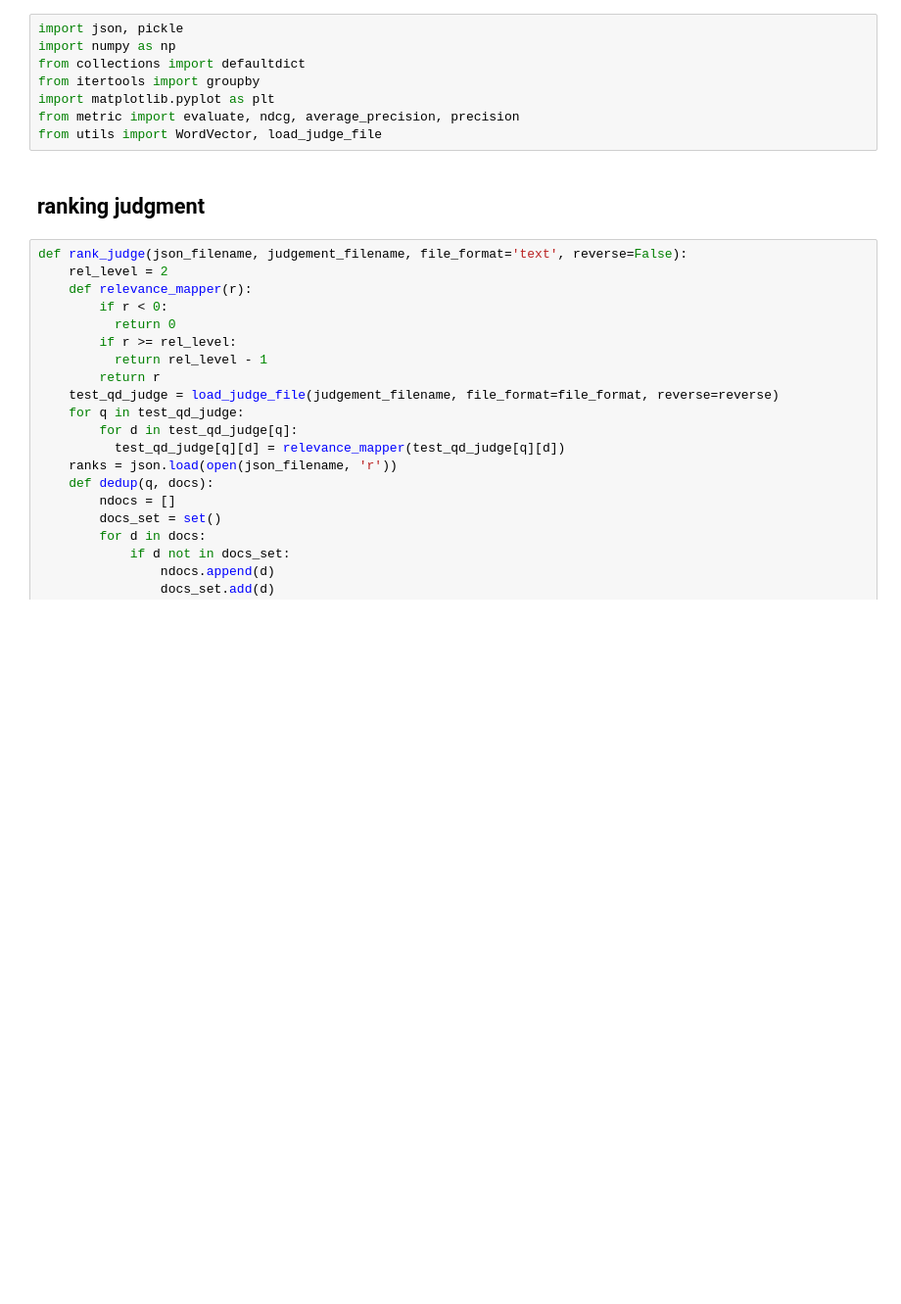
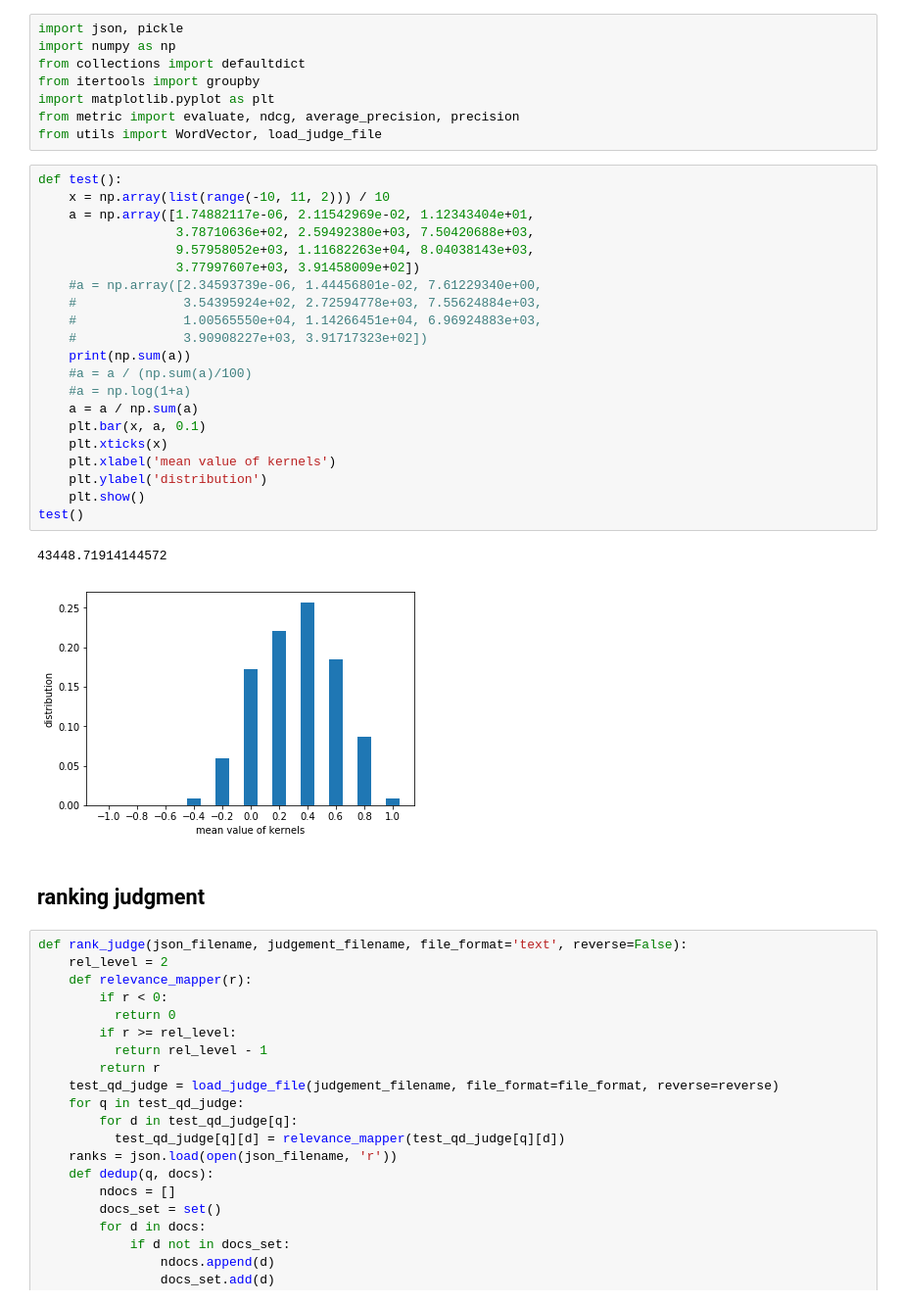
Before and after one commit to jzbjyb/rri_match, a Jupyter notebook: quick_test.ipynb, the cells around one changed output. Shown at 98% size. Drawn from its saved outputs; the diff is of its cells as text; blank space fills up the shorter version.

```diff
--- a/quick_test.ipynb
+++ b/quick_test.ipynb
@@ -6,6 +6,30 @@ from itertools import groupby
 import matplotlib.pyplot as plt
 from metric import evaluate, ndcg, average_precision, precision
 from utils import WordVector, load_judge_file
+# %%
+def test():
+    x = np.array(list(range(-10, 11, 2))) / 10
+    a = np.array([1.74882117e-06, 2.11542969e-02, 1.12343404e+01,
+                  3.78710636e+02, 2.59492380e+03, 7.50420688e+03,
+                  9.57958052e+03, 1.11682263e+04, 8.04038143e+03,
+                  3.77997607e+03, 3.91458009e+02])
+    #a = np.array([2.34593739e-06, 1.44456801e-02, 7.61229340e+00,
+    #              3.54395924e+02, 2.72594778e+03, 7.55624884e+03,
+    #              1.00565550e+04, 1.14266451e+04, 6.96924883e+03,
+    #              3.90908227e+03, 3.91717323e+02])
+    print(np.sum(a))
+    #a = a / (np.sum(a)/100)
+    #a = np.log(1+a)
+    a = a / np.sum(a)
+    plt.bar(x, a, 0.1)
+    plt.xticks(x)
+    plt.xlabel('mean value of kernels')
+    plt.ylabel('distribution')
+    plt.show()
+test()
+# %% [output]
+43448.71914144572
+[figure, added]
 # %% [markdown]
 ## ranking judgment
 # %%
```
Also changed, not shown: 3 other files.
